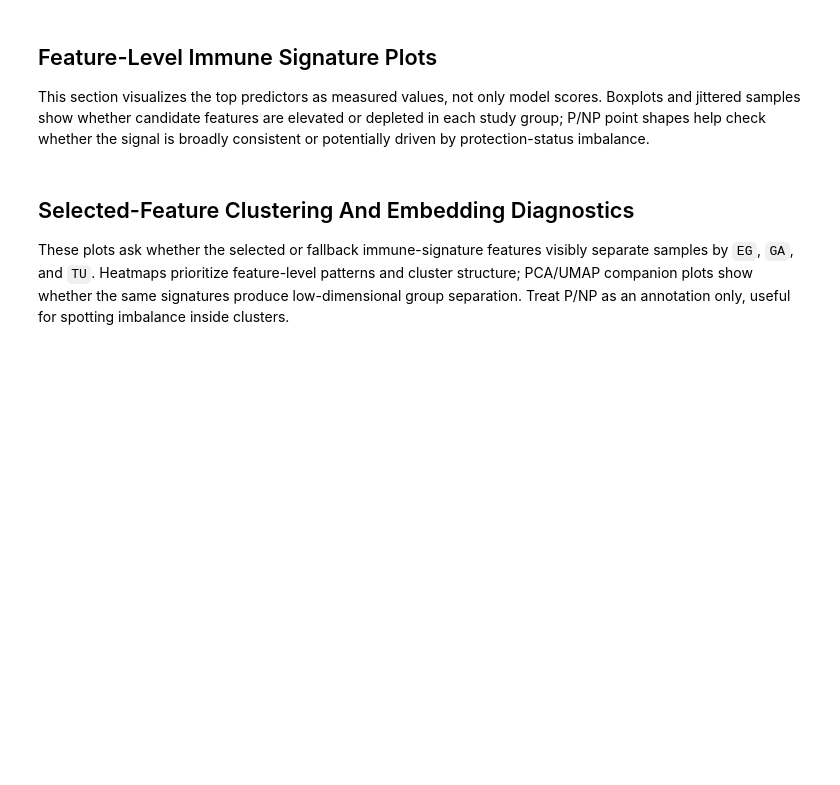
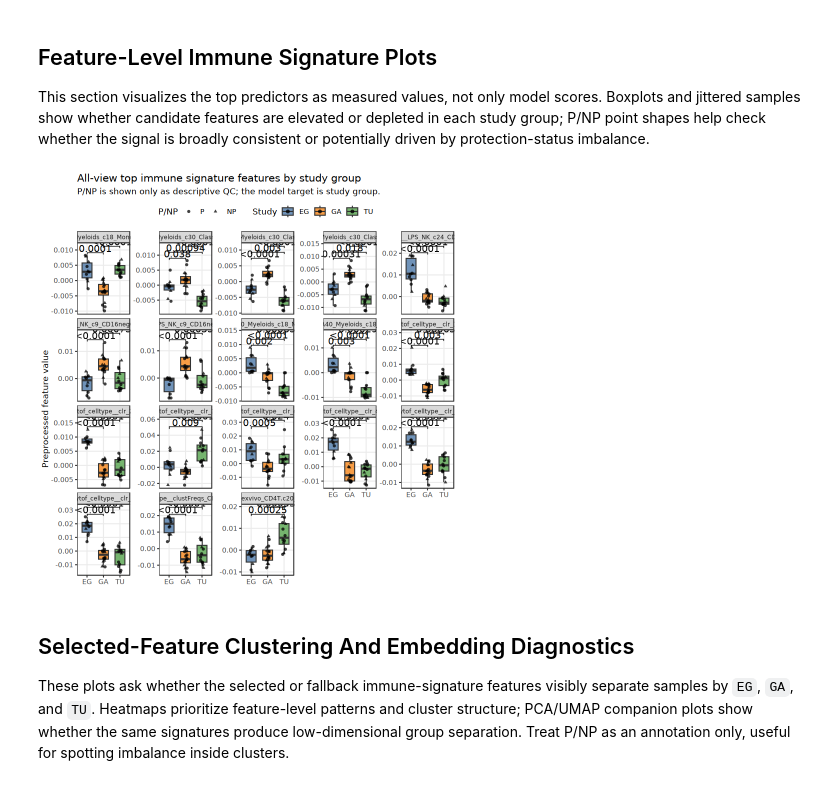
Before and after one commit to mdmanurung/costablr, a Jupyter notebook: scratch/01_stablr_baseline_groups_test.ipynb, the cells around one changed output. Saved outputs shown, nothing was run; the diff lists cells and outputs as text; code cells hidden in the pictures; blank space fills up the shorter version.

```diff
--- a/scratch/01_stablr_baseline_groups_test.ipynb
+++ b/scratch/01_stablr_baseline_groups_test.ipynb
@@ -1469,22 +1907,24 @@ if (isTRUE(RUN_ALL_VIEW_EARLY_FUSION)) {
 
 This section visualizes the top predictors as measured values, not only model scores. Boxplots and jittered samples show whether candidate features are elevated or depleted in each study group; P/NP point shapes help check whether the signal is broadly consistent or potentially driven by protection-status imbalance.
 # %%
-if (isTRUE(RUN_ALL_VIEW_EARLY_FUSION)) {
+if (exists("fit_all_early") && exists("all_early_top_predictors") && exists("x_all_early")) {
   all_early_plot_choice <- choose_features_for_group_plot(fit_all_early, top_n = TOP_FALLBACK_FEATURES)
   all_early_features_to_plot <- unique(c(all_early_top_predictors$feature, all_early_plot_choice$features))
   all_early_features_to_plot <- utils::head(all_early_features_to_plot, 18L)
 
   all_early_feature_distribution_plot <- plot_features_by_study_class(
     features = all_early_features_to_plot,
     x = x_all_early,
     metadata = metadata_baseline,
     fallback = all_early_plot_choice$fallback,
     title = "All-view top immune signature features by study group"
   )
 
   save_plot(all_early_feature_distribution_plot, "all_view_feature_distributions.png", width = 14, height = 10)
   all_early_feature_distribution_plot
 }
+# %% [output]
+[figure, added]
 # %% [markdown]
 ## Selected-Feature Clustering And Embedding Diagnostics
 
```
Also changed, not shown: parts of 17 cells of this notebook, 17 other files.
